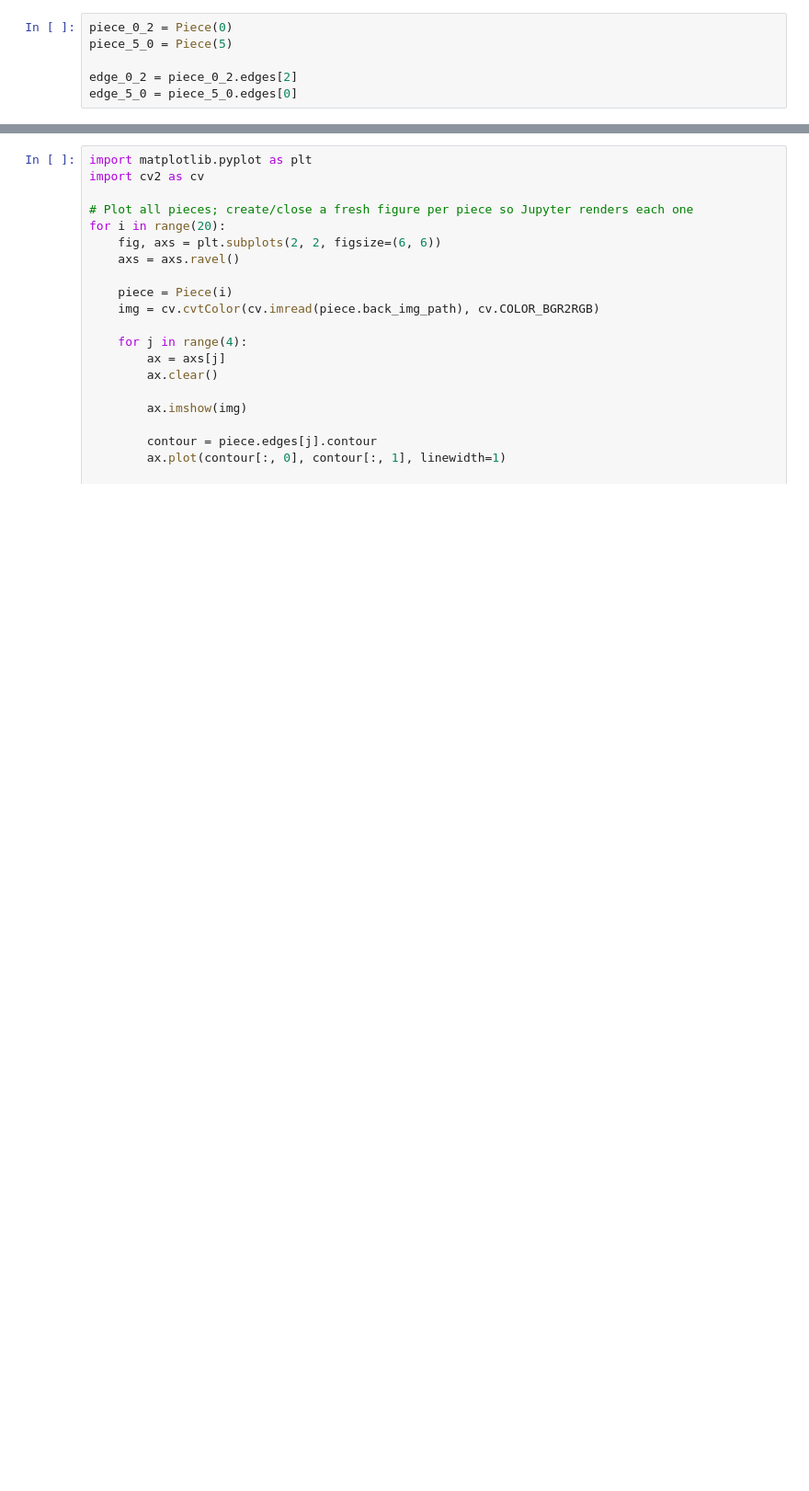
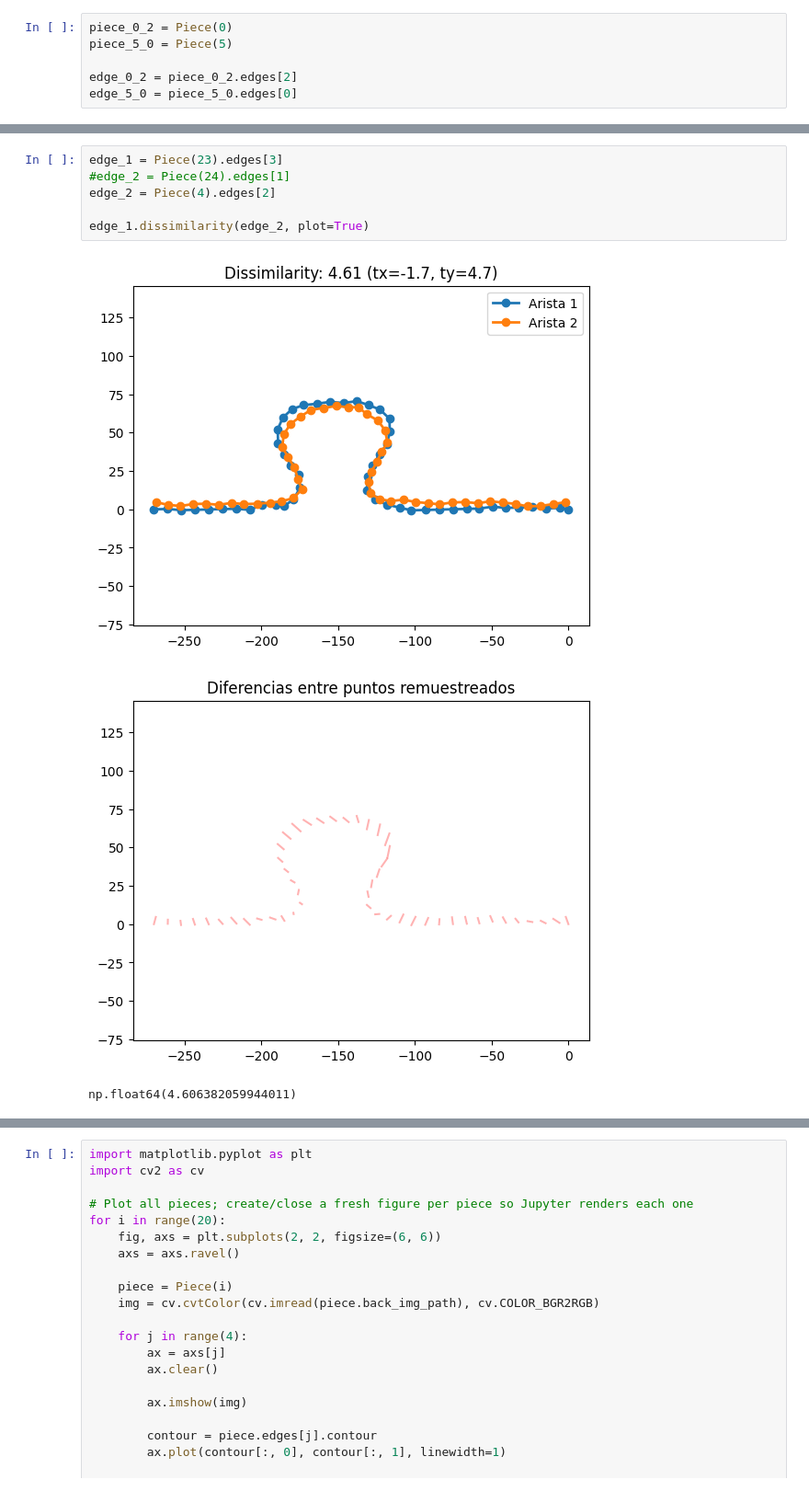
Before and after one commit to iocolopus/FAI_Jigsaw, a Jupyter notebook: test.ipynb, the cells around one changed output, grey strips where cells are left out. Shown at 92% size. Saved outputs shown, nothing was run; the diff lists cells and outputs as text; blank space fills up the shorter version.

```diff
--- a/test.ipynb
+++ b/test.ipynb
@@ -130,3 +131,13 @@ np.float64(3.6623659551981786)
+# %%
+edge_1 = Piece(23).edges[3]
+#edge_2 = Piece(24).edges[1]
+edge_2 = Piece(4).edges[2]
+
+edge_1.dissimilarity(edge_2, plot=True)
+# %% [output]
+[figure, added]
+[figure, added]
+np.float64(4.606382059944011)
 # %%
 edge_0_2.straighten_contour
 # %% [output]
```
Also changed, not shown: parts of 6 cells of this notebook, 26 other files.
